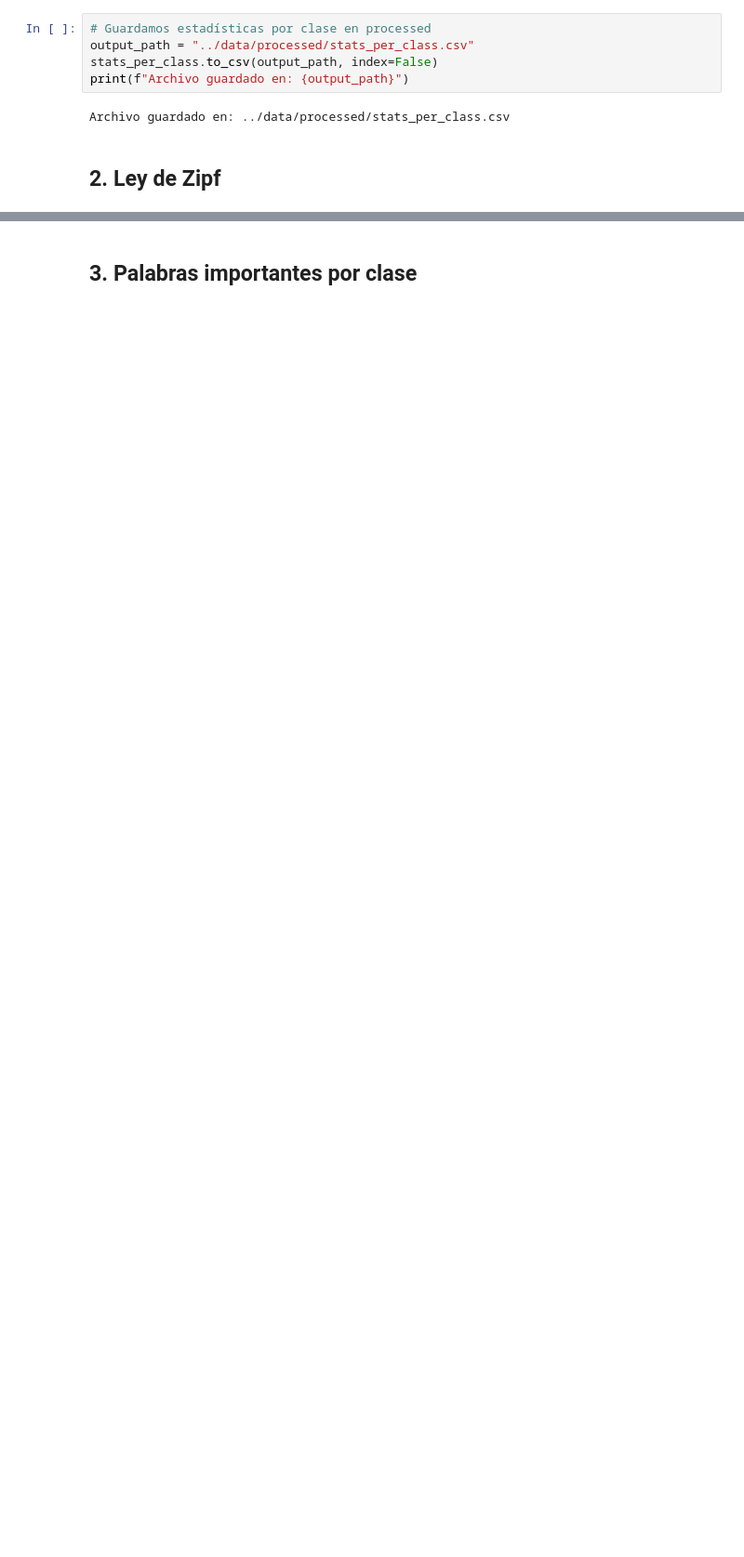
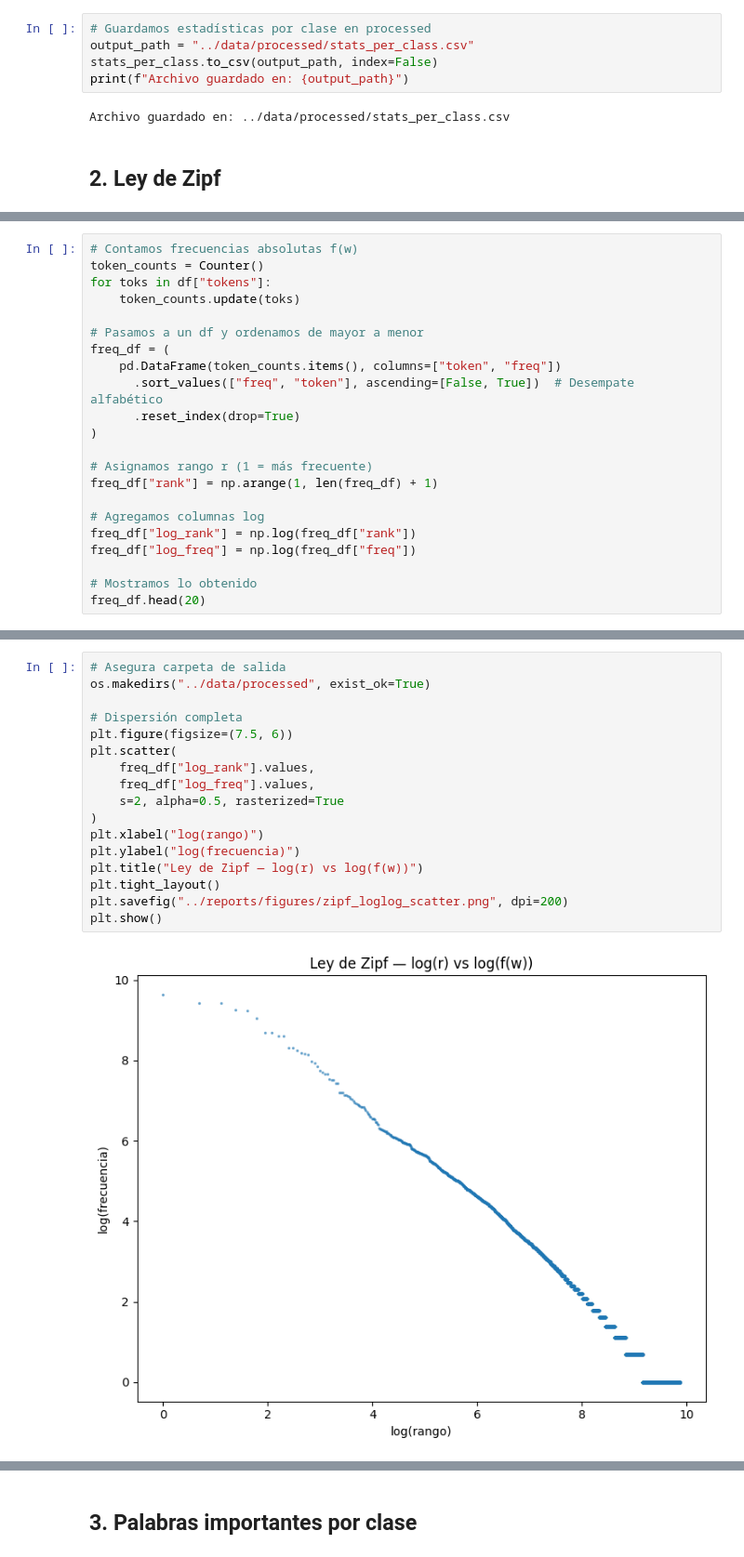
Before and after one commit to DiegoPaniagua23/language-image-processing, a Jupyter notebook: nlp/01_Corpus_Analysis/notebooks/exploratory.ipynb, the cells around one changed output, grey strips where cells are left out. Shown at 93% size. Drawn from its saved outputs; the diff is of its cells as text; blank space fills up the shorter version.

```diff
--- a/nlp/01_Corpus_Analysis/notebooks/exploratory.ipynb
+++ b/nlp/01_Corpus_Analysis/notebooks/exploratory.ipynb
@@ -234,0 +238,22 @@ Archivo guardado en: ../data/processed/stats_per_class.csv
+# %%
+# Contamos frecuencias absolutas f(w)
+token_counts = Counter()
+for toks in df["tokens"]:
+    token_counts.update(toks)
+
+# Pasamos a un df y ordenamos de mayor a menor
+freq_df = (
+    pd.DataFrame(token_counts.items(), columns=["token", "freq"])
+      .sort_values(["freq", "token"], ascending=[False, True])  # Desempate alfabético
+      .reset_index(drop=True)
+)
+
+# Asignamos rango r (1 = más frecuente)
+freq_df["rank"] = np.arange(1, len(freq_df) + 1)
+
+# Agregamos columnas log
+freq_df["log_rank"] = np.log(freq_df["rank"])
+freq_df["log_freq"] = np.log(freq_df["freq"])
+
+# Mostramos lo obtenido
+freq_df.head(20)
@@ -234,0 +280,19 @@ Archivo guardado en: ../data/processed/stats_per_class.csv
+# %%
+# Asegura carpeta de salida
+os.makedirs("../data/processed", exist_ok=True)
+
+# Dispersión completa
+plt.figure(figsize=(7.5, 6))
+plt.scatter(
+    freq_df["log_rank"].values,
+    freq_df["log_freq"].values,
+    s=2, alpha=0.5, rasterized=True
+)
+plt.xlabel("log(rango)")
+plt.ylabel("log(frecuencia)")
+plt.title("Ley de Zipf — log(r) vs log(f(w))")
+plt.tight_layout()
+plt.savefig("../reports/figures/zipf_loglog_scatter.png", dpi=200)
+plt.show()
+# %% [output]
+[figure, added]
```
Also changed, not shown: parts of 23 cells of this notebook, 5 other files.
